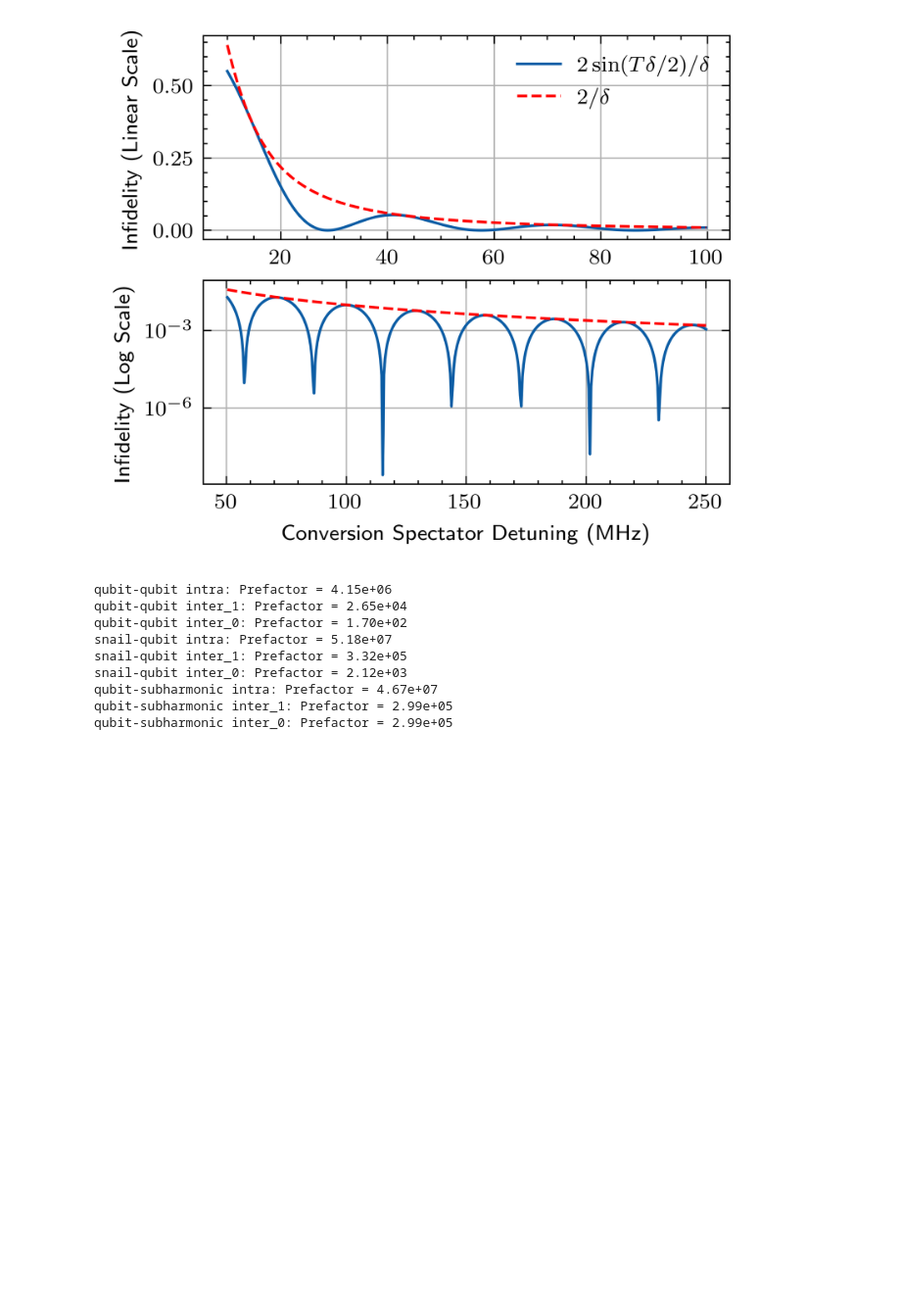
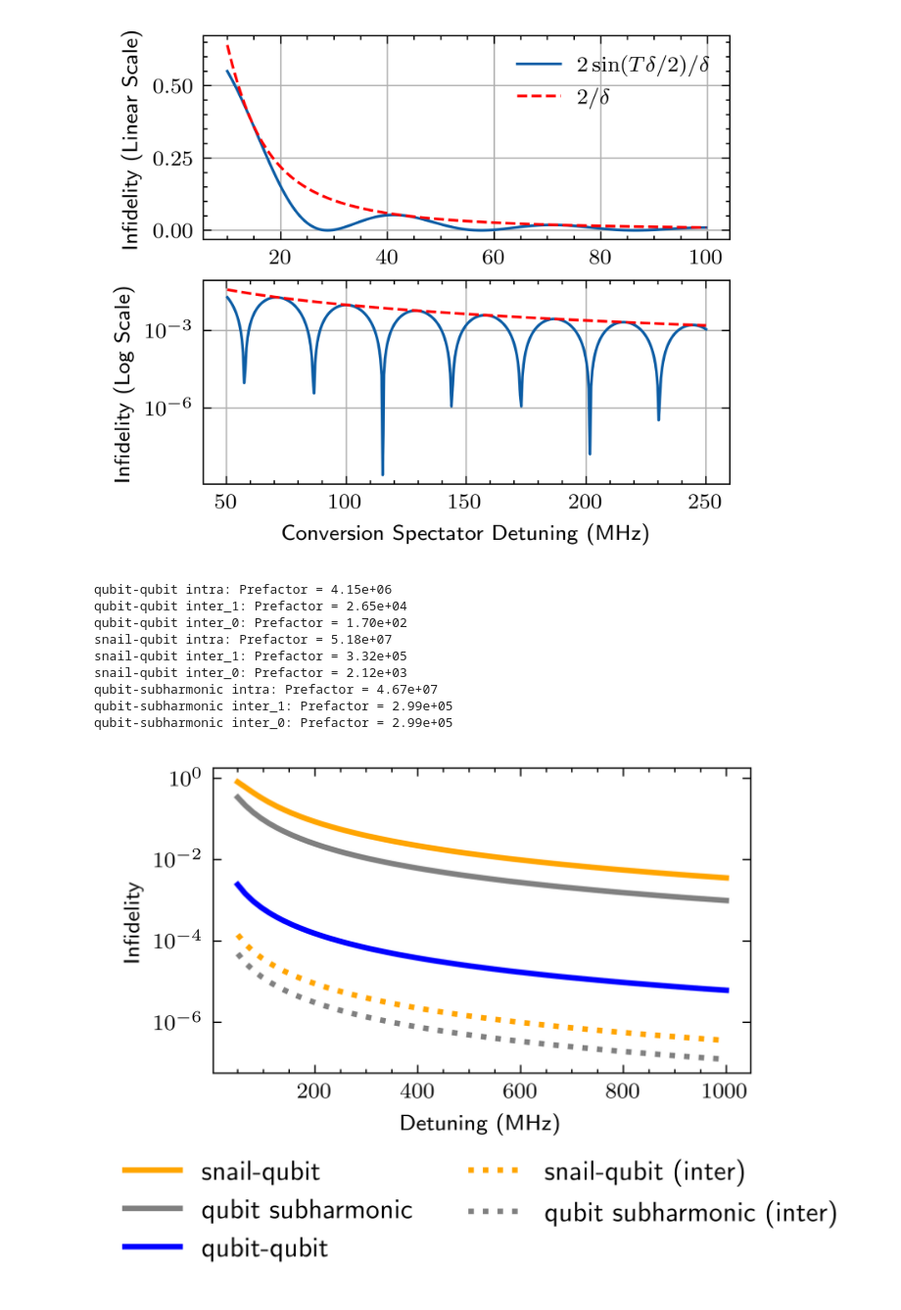
Before and after one commit to PITT-HATLAB/corral_crowding, a Jupyter notebook: src/notebooks/01_qubit_spectator.ipynb, the cells around one changed output. Shown at 98% size. Cells and saved outputs as stored; diff of their text form; code cells hidden in the pictures; blank space fills up the shorter version.

```diff
--- a/src/notebooks/01_qubit_spectator.ipynb
+++ b/src/notebooks/01_qubit_spectator.ipynb
@@ -434,21 +434,21 @@ spectator_terms = {
     "snail-qubit": (intra_prefactors["snail-qubit"], qs1dag * s1 + qs1 * s1dag),
     "qubit subharmonic": (intra_prefactors["qubit-sub-1/2"], q1dag + q1),
     "qubit-qubit": (intra_prefactors["qubit-qubit"], q1dag * q2 + q1 * q2dag),
-    "qubit-qubit inter_1": (inter_prefactors["qubit-qubit_1"], q1dag * q3 + q1 * q3dag),
-    "qubit-qubit inter_0": (inter_prefactors["qubit-qubit_0"], q3dag * q4 + q3 * q4dag),
+    # "qubit-qubit inter_1": (inter_prefactors["qubit-qubit_1"], q1dag * q3 + q1 * q3dag),
+    # "qubit-qubit inter_0": (inter_prefactors["qubit-qubit_0"], q3dag * q4 + q3 * q4dag),
     "snail-qubit (inter)": (
         inter_prefactors["snail-qubit_1"],
         qs2dag * s1 + qs2 * s1dag,
     ),
-    "snail-qubit inter_0": (
-        inter_prefactors["snail-qubit_0"],
-        qs2dag * s1 + qs2 * s1dag,
-    ),
+    # "snail-qubit inter_0": (
+    #     inter_prefactors["snail-qubit_0"],
+    #     qs2dag * s1 + qs2 * s1dag,
+    # ),
     "qubit subharmonic (inter)": (inter_prefactors["qubit-sub-1/2"], q3dag + q3),
 }
 
 # Detuning list (MHz)
-detuning_list = np.linspace(10, 1000, 64)
+detuning_list = np.linspace(50, 1000, 64)
 
 # Calculate fidelities
 fidelity_results = {}
@@ -469,3 +469,43 @@ for label, (prefactor, spectator_term) in spectator_terms.items():
             fidelity = 1 - average_gate_fidelity(U_t_f, ideal_gate)
         fidelity_list.append(fidelity)
     fidelity_results[label] = fidelity_list
+# %%
+# Set up color and linestyle mapping
+color_map = {
+    "qubit-qubit": ("blue", "-"),  # Solid blue for non-inter
+    "snail-qubit": ("orange", "-"),  # Solid orange for non-inter
+    "snail-qubit (inter)": ("orange", ":"),  # Dashed orange for inter
+    "qubit subharmonic": ("gray", "-"),  # Solid green for non-inter
+    "qubit subharmonic (inter)": ("gray", ":"),  # Dashed green for inter
+}
+
+with plt.style.context(["ieee", "use_mathtext", "science"]):
+    fig, ax = plt.subplots(figsize=(3.5, 2))
+
+    for label, fidelities in fidelity_results.items():
+        color, linestyle = color_map[
+            label
+        ]  # Retrieve color and linestyle based on the label
+        ax.plot(
+            detuning_list,
+            fidelities,
+            label=label,
+            color=color,
+            linestyle=linestyle,
+            linewidth=2.0,
+        )
+
+    ax.set_xlabel("Detuning (MHz)")
+    ax.set_ylabel("Infidelity")
+    ax.set_yscale("log")
+    # Place legend outside the plot
+    ax.legend(
+        loc="upper center",
+        bbox_to_anchor=(0.5, -0.2),
+        ncol=2,
+        fontsize=10,
+    )
+    fig.savefig("fidelity_vs_terms.pdf", bbox_inches="tight")
+plt.show()
+# %% [output]
+[figure, added]
```
Also changed, not shown: parts of 8 cells of this notebook, 3 other files.
